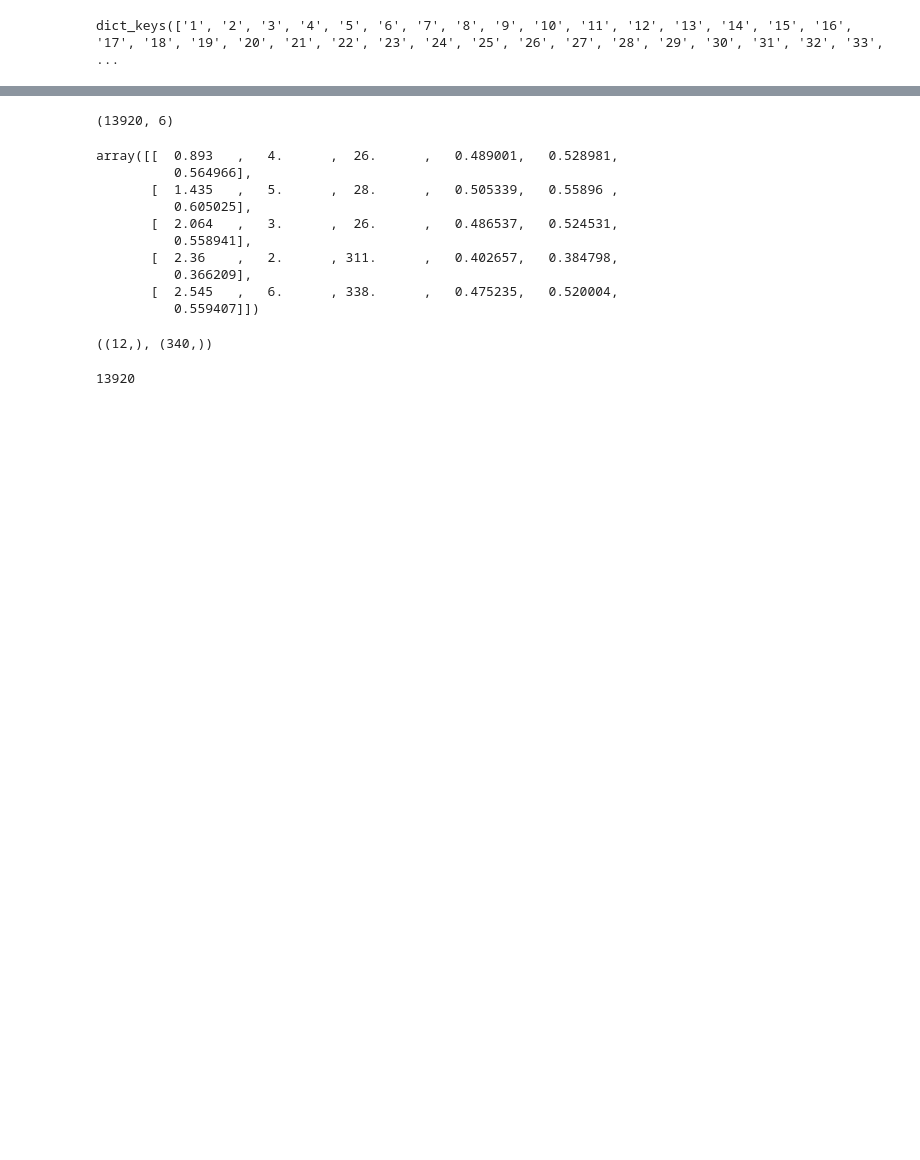
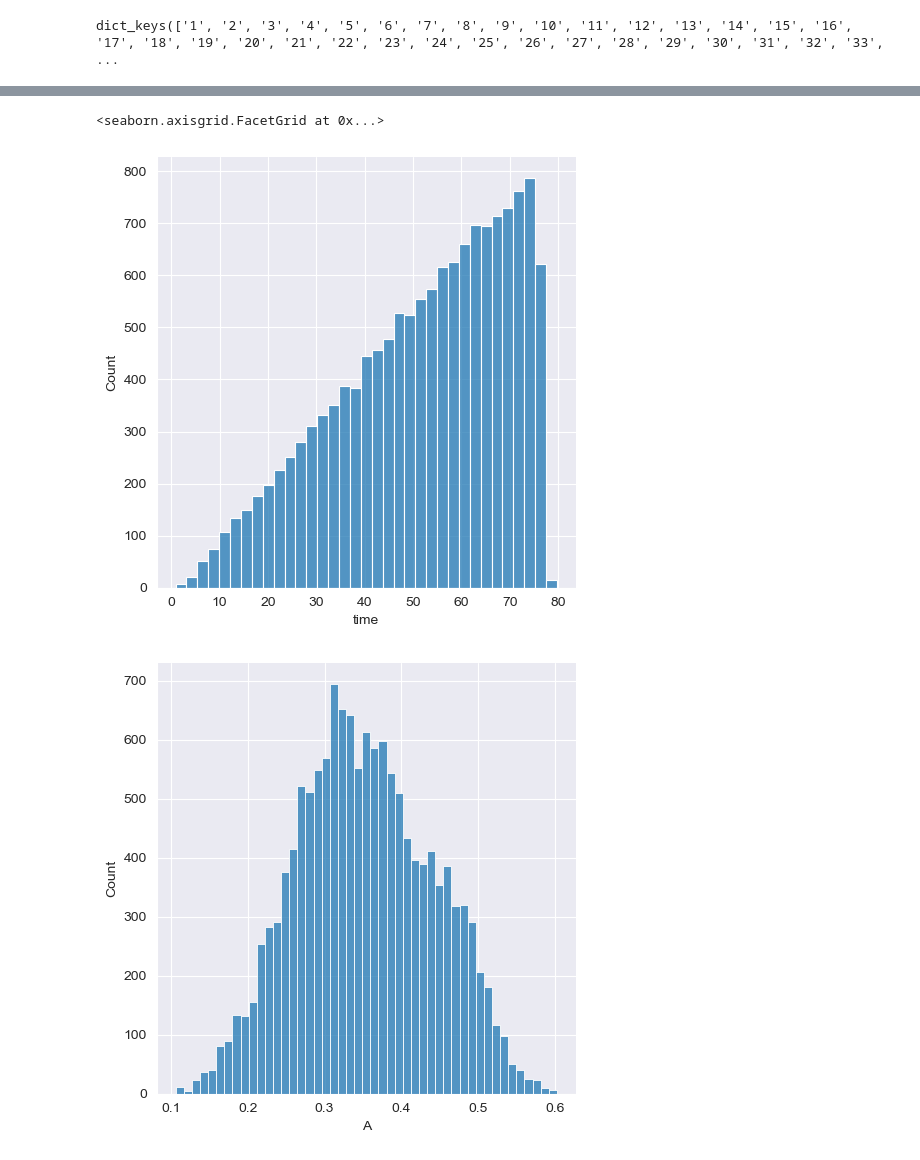
Before and after one commit to 2catycm/WaterDrop-vs-SolarSystemFleet, a Jupyter notebook: experiment/data_understanding.ipynb, the cells around one changed output, grey strips where cells are left out. Drawn from its saved outputs; the diff is of its cells as text; code cells hidden in the pictures; blank space fills up the shorter version.

```diff
--- a/experiment/data_understanding.ipynb
+++ b/experiment/data_understanding.ipynb
@@ -25,4 +3,5 @@ data
 # %%
+data = get_data()
 data.keys()
 # %% [output]
 dict_keys(['1', '2', '3', '4', '5', '6', '7', '8', '9', '10', '11', '12', '13', '14', '15', '16', '17', '18', '19', '20', '21', '22', '23', '24', '25', '26', '27', '28', '29', '30', '31', '32', '33',  ...
@@ -45,38 +8,12 @@ data['1']
-# %%
-import numpy as np
-
-# 规约为一个简单点的表示
-# List of Opportunity,
-# Opportunity = [time, station, asteroid, A, B, C] .
-opportunities = []
-for asteroid in data.keys():
-    for station in data[asteroid].keys():
-        for op in data[asteroid][station]:
-            # print(op)
-            opportunities.append([op[0], int(station), int(asteroid), *op[1:]])
-opportunities.sort(key=lambda x: x[0])
-opportunities = np.array(opportunities)
-opportunities.shape
-# %% [output]
-(13920, 6)
-# %%
-opportunities[:5]
-# %% [output]
-array([[  0.893   ,   4.      ,  26.      ,   0.489001,   0.528981,
-          0.564966],
-       [  1.435   ,   5.      ,  28.      ,   0.505339,   0.55896 ,
-          0.605025],
-       [  2.064   ,   3.      ,  26.      ,   0.486537,   0.524531,
-          0.558941],
-       [  2.36    ,   2.      , 311.      ,   0.402657,   0.384798,
-          0.366209],
-       [  2.545   ,   6.      , 338.      ,   0.475235,   0.520004,
-          0.559407]])
-# %%
-np.unique(opportunities[:, 1]).shape, np.unique(opportunities[:, 2]).shape
-# %% [output]
-((12,), (340,))
-# %%
-len(opportunities)
-# %% [output]
-13920
+# %%
+opportunities = get_opportunity_list(data)
+# %%
+import seaborn as sns
+sns.displot(opportunities.time)
+sns.displot(opportunities.A)
+sns.displot(opportunities.B)
+sns.displot(opportunities.C)
+# %% [output]
+<seaborn.axisgrid.FacetGrid at 0x...>
+[figure, added]
+[figure, added]
```
Also changed, not shown: parts of 19 cells of this notebook, 31 other files.
